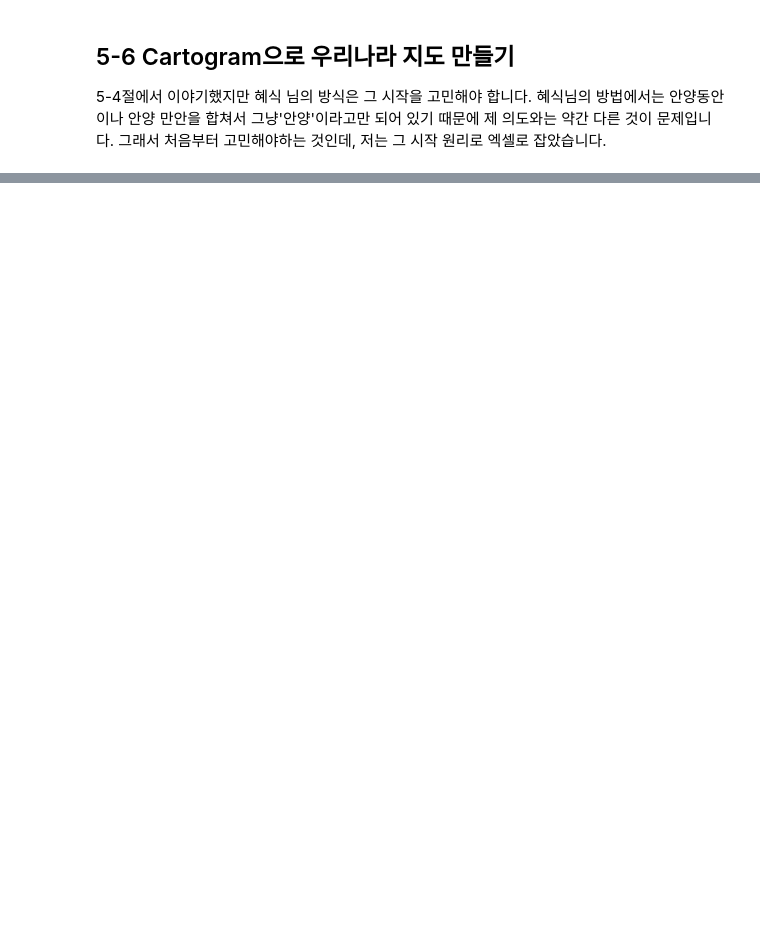
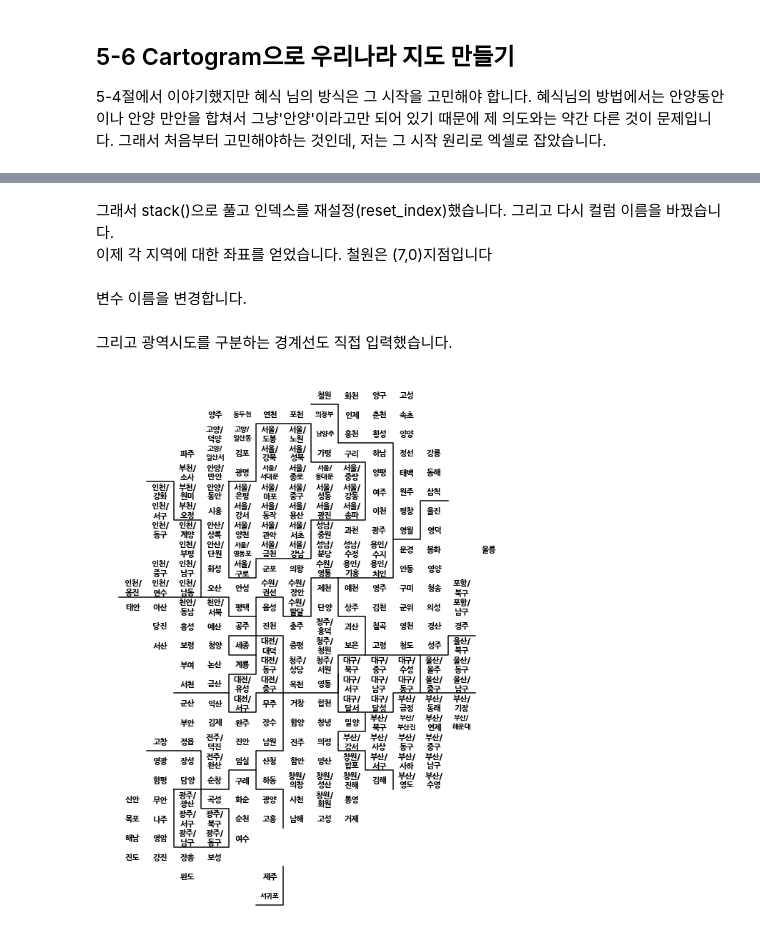
Before and after one commit to choiuikang/data_python, a Jupyter notebook: chapter-5.ipynb, the cells around one changed output, grey strips where cells are left out. Cells and saved outputs as stored; diff of their text form; code cells hidden in the pictures; blank space fills up the shorter version.

```diff
--- a/chapter-5.ipynb
+++ b/chapter-5.ipynb
@@ -365,3 +365,6 @@ pop.head()
 # %% [markdown]
 ## 5-6 Cartogram으로 우리나라 지도 만들기
 5-4절에서 이야기했지만 혜식 님의 방식은 그 시작을 고민해야 합니다. 혜식님의 방법에서는 안양동안이나 안양 만안을 합쳐서 그냥'안양'이라고만 되어 있기 때문에 제 의도와는 약간 다른 것이 문제입니다. 그래서 처음부터 고민해야하는 것인데, 저는 그 시작 원리로 엑셀로 잡았습니다.<br>
+# %%
+draw_korea_raw = pd.read_excel('data/05. draw_korea_raw.xlsx', engine='openpyxl')
+draw_korea_raw
@@ -367,0 +391,7 @@ pop.head()
+# %%
+draw_korea_raw_stacked = pd.DataFrame(draw_korea_raw.stack())
+draw_korea_raw_stacked.reset_index(inplace=True)
+draw_korea_raw_stacked.rename(columns={'level_0':'y', 'level_1':'x', 0:'ID'},
+                              inplace=True)
+
+draw_korea_raw_stacked
@@ -367,0 +412,7 @@ pop.head()
+# %% [markdown]
+그래서 stack()으로 풀고 인덱스를 재설정(reset_index)했습니다. 그리고 다시 컬럼 이름을 바꿨습니다.<br>
+이제 각 지역에 대한 좌표를 얻었습니다. 철원은 (7,0)지점입니다
+# %%
+draw_korea = draw_korea_raw_stacked
+# %% [markdown]
+변수 이름을 변경합니다.
@@ -367,0 +444,40 @@ pop.head()
+# %% [markdown]
+그리고 광역시도를 구분하는 경계선도 직접 입력했습니다.
+# %%
+plt.figure(figsize=(8,11))
+
+# 지역 이름 표시
+for idx, row in draw_korea.iterrows():
+
+    # 광역시는 구 이름이 겹치는 경우가 많아서 시단위 이름도 같이 표시한다.
+    # (중구, 서구)
+    if len(row['ID'].split())==2:
+        dispname = '{}/\n{}'.format(row['ID'].split()[0], row['ID'].split()[1])
+    elif row['ID'][:2]=='고성':
+        dispname = '고성'
+    else:
+        dispname = row['ID']
+
+    # 서대문구, 서귀포시 같이 이름이 3자 이상인 경우에 작은 글자로 표시한다.
+    if len(dispname.splitlines()[-1]) >= 3:
+        fontsize, linespacing = 9.5, 1.5
+    else:
+        fontsize, linespacing = 11, 1.2
+
+    plt.annotate(dispname, (row['x']+0.5, row['y']+0.5), weight='bold',
+                fontsize=fontsize, ha='center', va='center', linespacing=linespacing)
+
+# 시도 경계 그린다.
+for path in BORDER_LINES:
+    ys, xs = zip(*path)
+    plt.plot(xs, ys, c='black', lw=1.5)
+
+plt.gca().invert_yaxis()
+#plt.gca().set_aspect(1)
+
+plt.axis('off')
+
+plt.tight_layout()
+plt.show()
+# %% [output]
+[figure, added]
```
Also changed, not shown: parts of 23 cells of this notebook.
